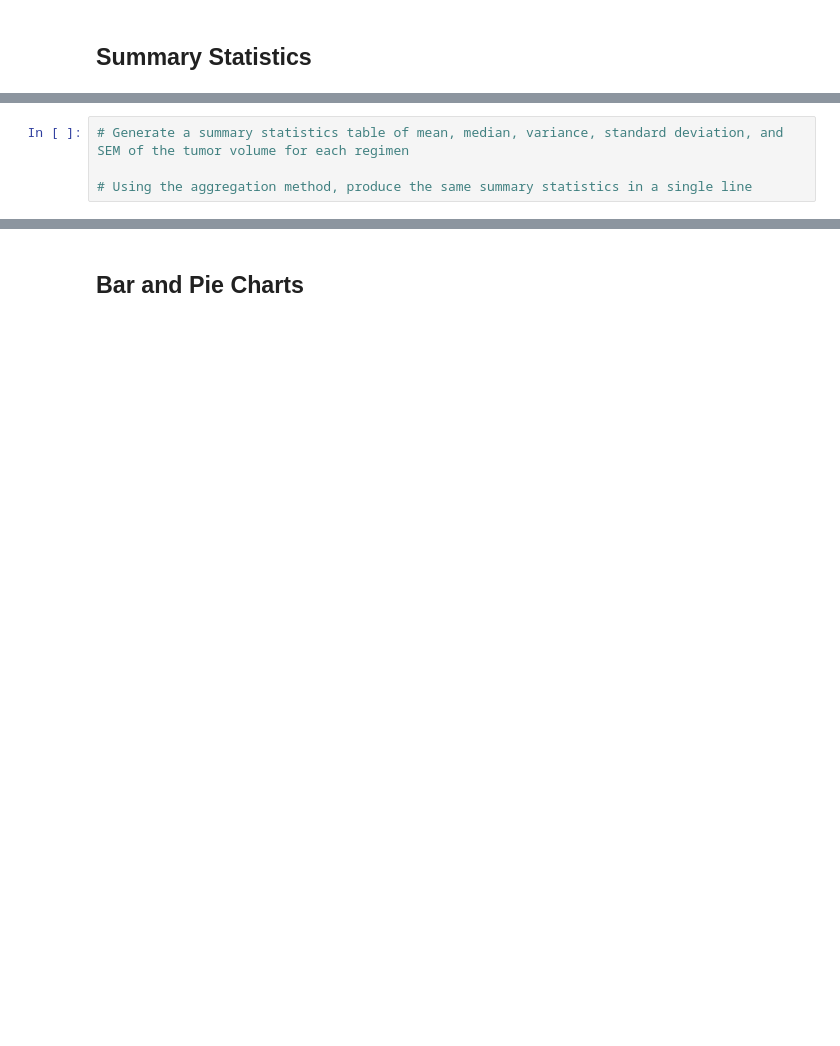
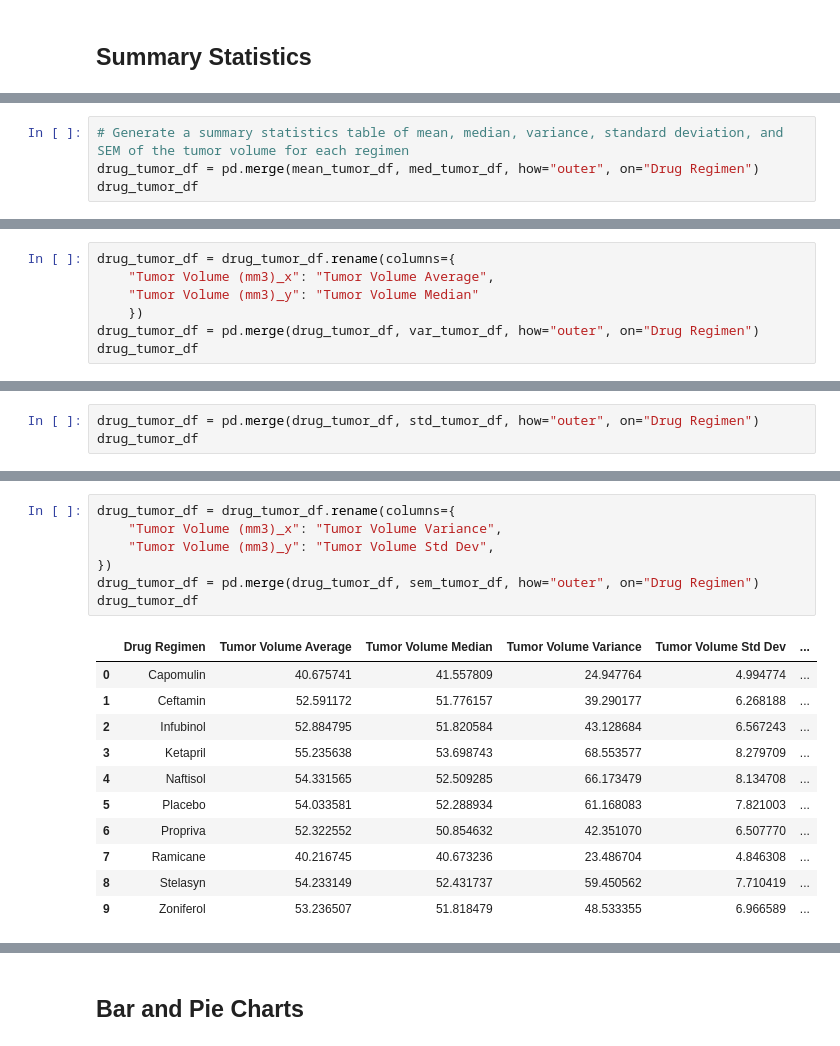
Before and after one commit to adamjohnson57/matplotlib-challenge, a Jupyter notebook: 05-Matplotlib/Instructions/Pymaceuticals/pymaceuticals.ipynb, the cells around one changed output, grey strips where cells are left out. Drawn from its saved outputs; the diff is of its cells as text; blank space fills up the shorter version.

```diff
--- a/05-Matplotlib/Instructions/Pymaceuticals/pymaceuticals.ipynb
+++ b/05-Matplotlib/Instructions/Pymaceuticals/pymaceuticals.ipynb
@@ -192,4 +175,4 @@ sem_tumor_df.head()
 # %%
 # Generate a summary statistics table of mean, median, variance, standard deviation, and SEM of the tumor volume for each regimen
-
-# Using the aggregation method, produce the same summary statistics in a single line
+drug_tumor_df = pd.merge(mean_tumor_df, med_tumor_df, how="outer", on="Drug Regimen")
+drug_tumor_df
@@ -195,0 +191,7 @@ sem_tumor_df.head()
+# %%
+drug_tumor_df = drug_tumor_df.rename(columns={
+    "Tumor Volume (mm3)_x": "Tumor Volume Average",
+    "Tumor Volume (mm3)_y": "Tumor Volume Median"
+    })
+drug_tumor_df = pd.merge(drug_tumor_df, var_tumor_df, how="outer", on="Drug Regimen")
+drug_tumor_df
@@ -195,0 +210,3 @@ sem_tumor_df.head()
+# %%
+drug_tumor_df = pd.merge(drug_tumor_df, std_tumor_df, how="outer", on="Drug Regimen")
+drug_tumor_df
@@ -195,0 +225,19 @@ sem_tumor_df.head()
+# %%
+drug_tumor_df = drug_tumor_df.rename(columns={
+    "Tumor Volume (mm3)_x": "Tumor Volume Variance",
+    "Tumor Volume (mm3)_y": "Tumor Volume Std Dev",
+})
+drug_tumor_df = pd.merge(drug_tumor_df, sem_tumor_df, how="outer", on="Drug Regimen")
+drug_tumor_df
+# %% [output]
+|  | Drug Regimen | Tumor Volume Average | Tumor Volume Median | Tumor Volume Variance | Tumor Volume Std Dev | ... |
+| 0 | Capomulin | 40.675741 | 41.557809 | 24.947764 | 4.994774 | ... |
+| 1 | Ceftamin | 52.591172 | 51.776157 | 39.290177 | 6.268188 | ... |
+| 2 | Infubinol | 52.884795 | 51.820584 | 43.128684 | 6.567243 | ... |
+| 3 | Ketapril | 55.235638 | 53.698743 | 68.553577 | 8.279709 | ... |
+| 4 | Naftisol | 54.331565 | 52.509285 | 66.173479 | 8.134708 | ... |
+| 5 | Placebo | 54.033581 | 52.288934 | 61.168083 | 7.821003 | ... |
+| 6 | Propriva | 52.322552 | 50.854632 | 42.351070 | 6.507770 | ... |
+| 7 | Ramicane | 40.216745 | 40.673236 | 23.486704 | 4.846308 | ... |
+| 8 | Stelasyn | 54.233149 | 52.431737 | 59.450562 | 7.710419 | ... |
+| 9 | Zoniferol | 53.236507 | 51.818479 | 48.533355 | 6.966589 | ... |
```
Also changed, not shown: parts of 13 cells of this notebook.
